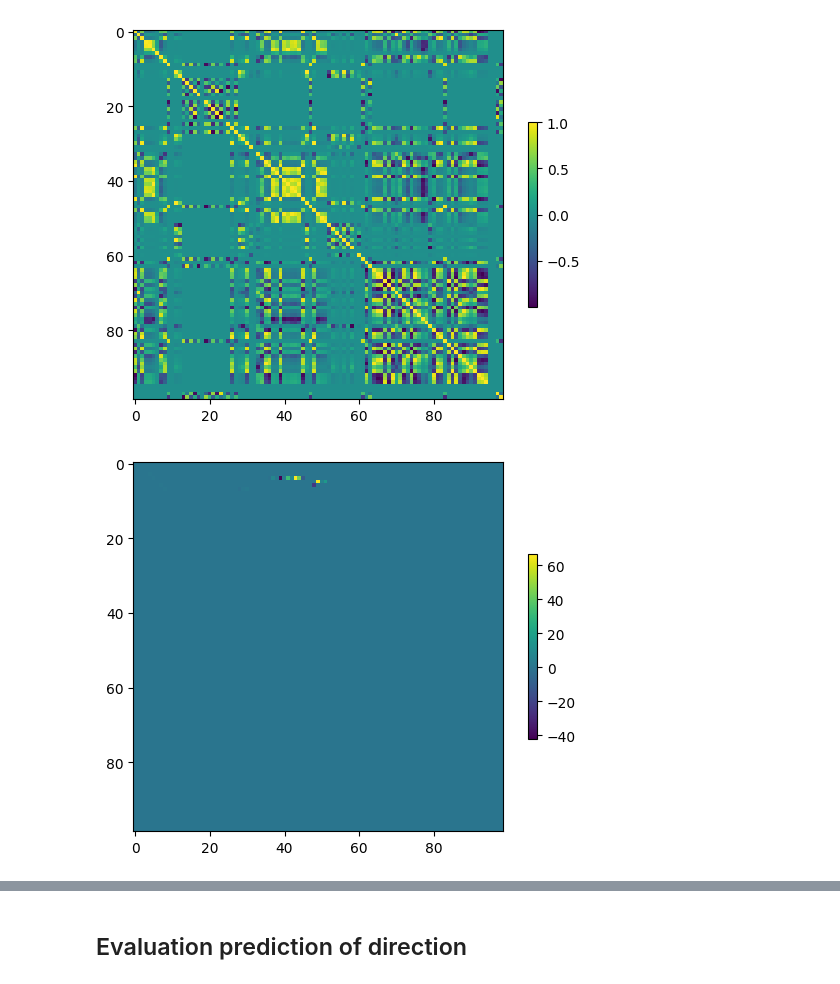
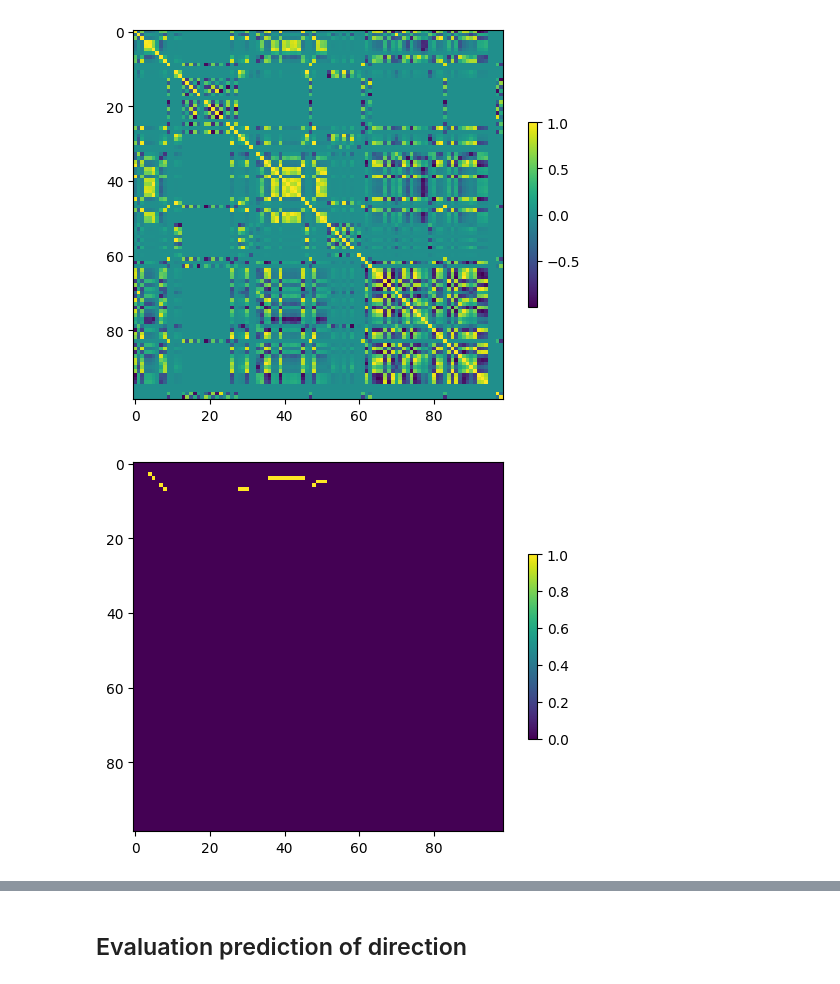
Before and after one commit to DavidWild02/BachelorThesis-ML-Gene-Interactions, a Jupyter notebook: src/EvaluationWithSytnthData.ipynb, the cells around one changed output, grey strips where cells are left out. Drawn from its saved outputs; the diff is of its cells as text; code cells hidden in the pictures.

Commit message:
made plots nicer.

```diff
--- a/src/EvaluationWithSytnthData.ipynb
+++ b/src/EvaluationWithSytnthData.ipynb
@@ -52,6 +52,6 @@ sc.pl.matrix(similarity_matrix)
 [figure]
 # %%
 transition_grn = adata.varp["sA-sB"]
-sc.pl.matrix(transition_grn)
+sc.pl.matrix(transition_grn != 0)
 # %% [output]
-[figure, old version]
+[figure, new version]
```
Also changed, not shown: parts of 15 cells of this notebook, 3 other files.
